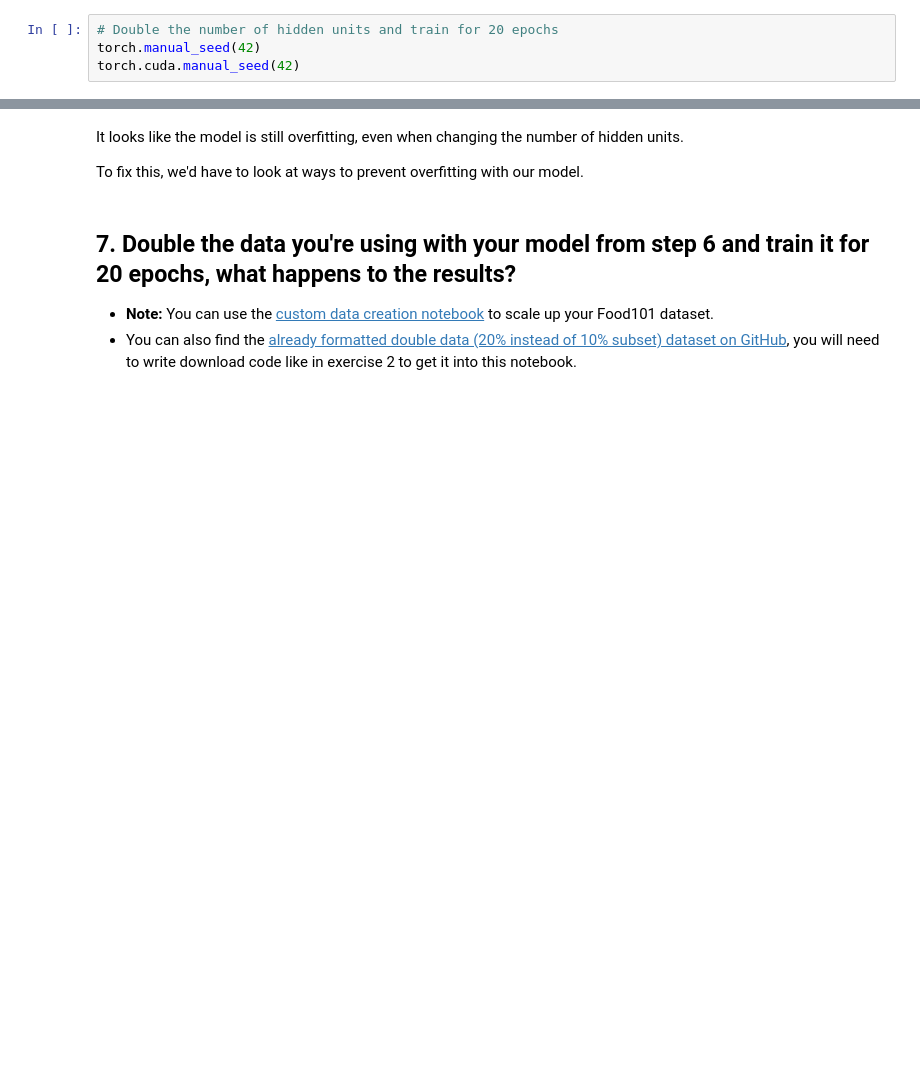
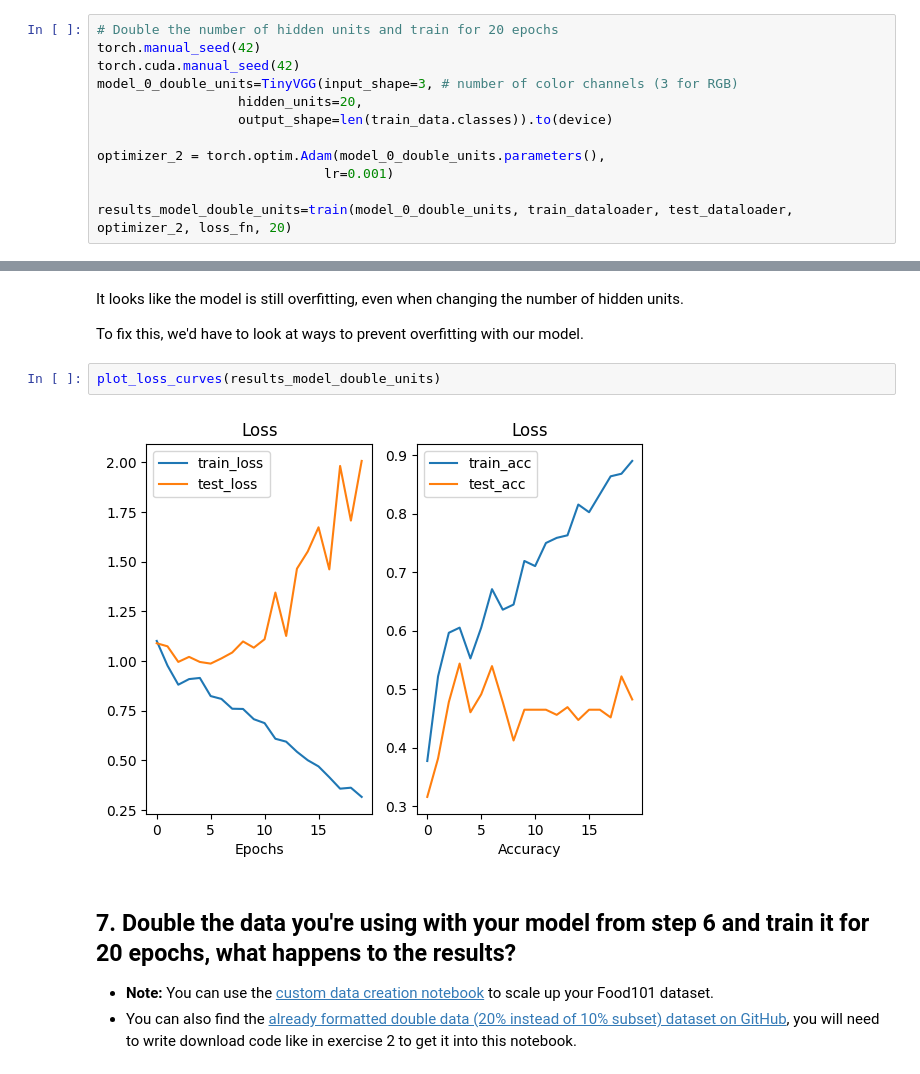
Before and after one commit to tonysoux/pytorch-deep-learning, a Jupyter notebook: extras/exercises/04_pytorch_custom_datasets_exercises.ipynb, the cells around one changed output, grey strips where cells are left out. Cells and saved outputs as stored; diff of their text form; blank space fills up the shorter version.

```diff
--- a/extras/exercises/04_pytorch_custom_datasets_exercises.ipynb
+++ b/extras/exercises/04_pytorch_custom_datasets_exercises.ipynb
@@ -491,3 +620,11 @@ In order to fix this, we'd have to introduce ways of preventing overfitting.
 # Double the number of hidden units and train for 20 epochs
 torch.manual_seed(42)
 torch.cuda.manual_seed(42)
+model_0_double_units=TinyVGG(input_shape=3, # number of color channels (3 for RGB)
+                  hidden_units=20,
+                  output_shape=len(train_data.classes)).to(device)
+
+optimizer_2 = torch.optim.Adam(model_0_double_units.parameters(),
+                             lr=0.001)
+
+results_model_double_units=train(model_0_double_units, train_dataloader, test_dataloader, optimizer_2, loss_fn, 20)
@@ -495,6 +653,10 @@ torch.cuda.manual_seed(42)
 It looks like the model is still overfitting, even when changing the number of hidden units.
 
 To fix this, we'd have to look at ways to prevent overfitting with our model.
+# %%
+plot_loss_curves(results_model_double_units)
+# %% [output]
+[figure, added]
 # %% [markdown]
 ## 7. Double the data you're using with your model from step 6 and train it for 20 epochs, what happens to the results?
 * **Note:** You can use the [custom data creation notebook](https://github.com/mrdbourke/pytorch-deep-learning/blob/main/extras/04_custom_data_creation.ipynb) to scale up your Food101 dataset.
```
Also changed, not shown: parts of 22 cells of this notebook.
